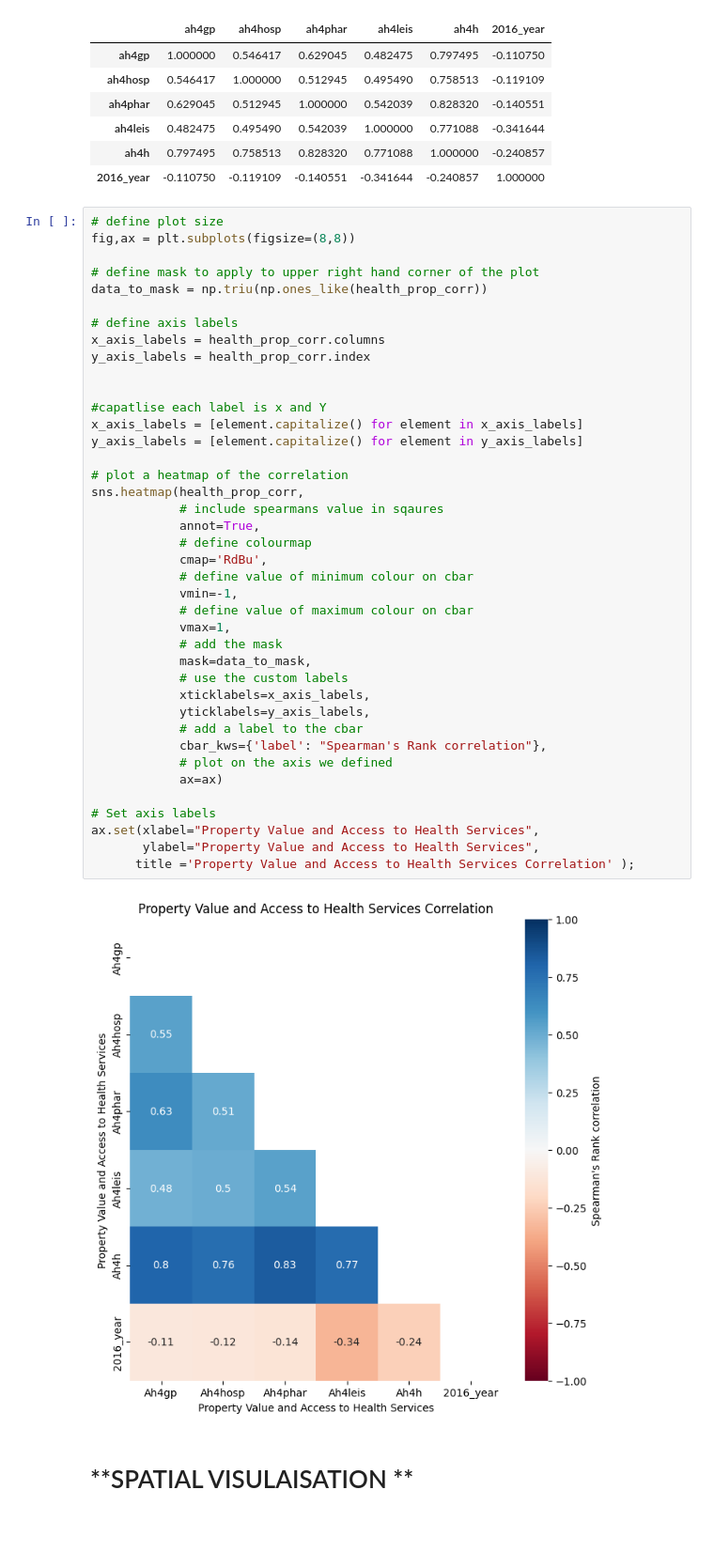
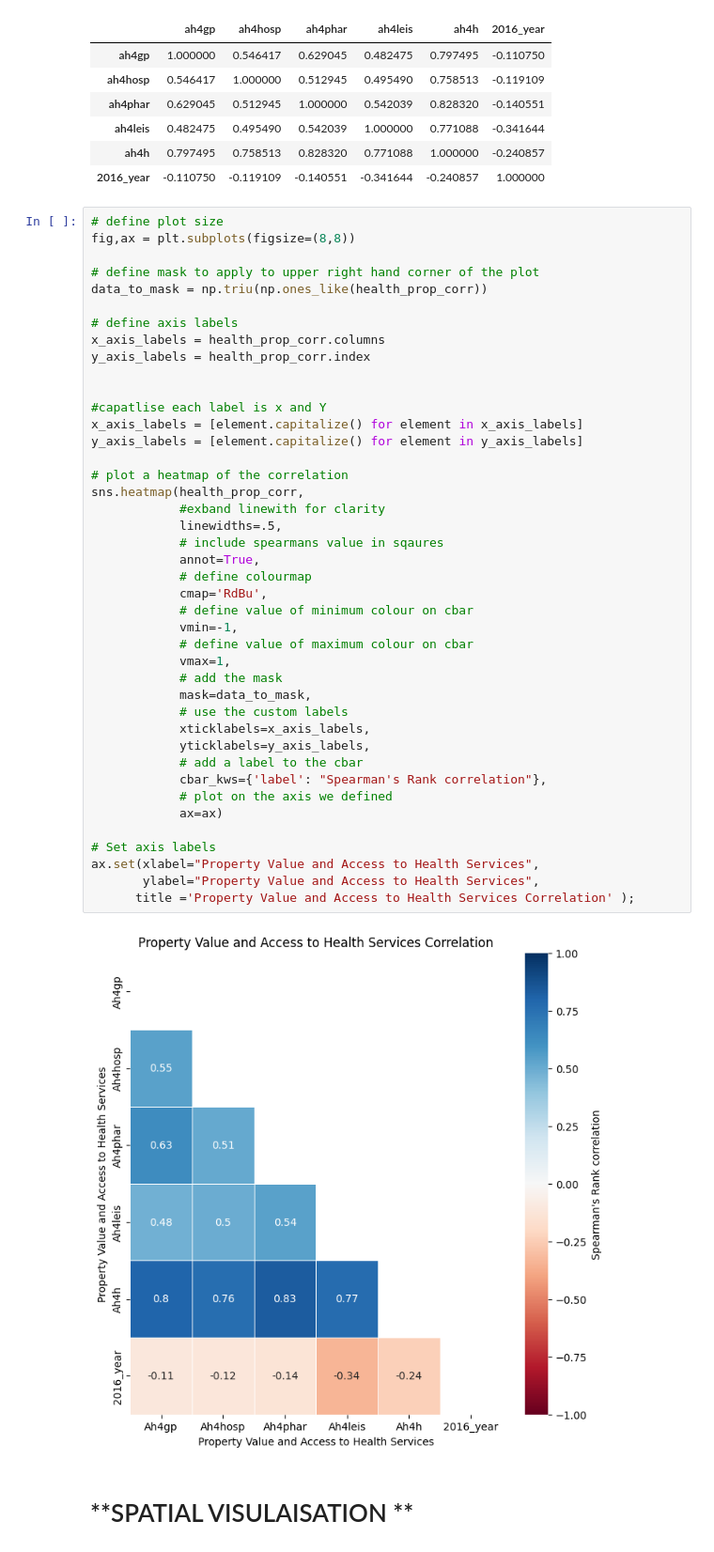
Before and after one commit to Jonathan-C-Barrett/GEOG5990M, a Jupyter notebook: GEOG5003M_Final_Project_template.ipynb, the cells around one changed output. Shown at 94% size. Drawn from its saved outputs; the diff is of its cells as text.

```diff
--- a/GEOG5003M_Final_Project_template.ipynb
+++ b/GEOG5003M_Final_Project_template.ipynb
@@ -363,34 +363,36 @@ y_axis_labels = health_prop_corr.index
 
 #capatlise each label is x and Y
 x_axis_labels = [element.capitalize() for element in x_axis_labels]
 y_axis_labels = [element.capitalize() for element in y_axis_labels]
 
 # plot a heatmap of the correlation
 sns.heatmap(health_prop_corr,
+            #exband linewith for clarity
+            linewidths=.5,
             # include spearmans value in sqaures
             annot=True,
             # define colourmap
             cmap='RdBu',
             # define value of minimum colour on cbar
             vmin=-1,
             # define value of maximum colour on cbar
             vmax=1,
             # add the mask
             mask=data_to_mask,
             # use the custom labels
             xticklabels=x_axis_labels,
             yticklabels=y_axis_labels,
             # add a label to the cbar
             cbar_kws={'label': "Spearman's Rank correlation"},
             # plot on the axis we defined
             ax=ax)
 
 # Set axis labels
 ax.set(xlabel="Property Value and Access to Health Services",
        ylabel="Property Value and Access to Health Services",
       title ='Property Value and Access to Health Services Correlation' );
 # %% [output]
-[figure, old version]
+[figure, new version]
 # %% [markdown]
 # **SPATIAL VISULAISATION **
 # %%
```
